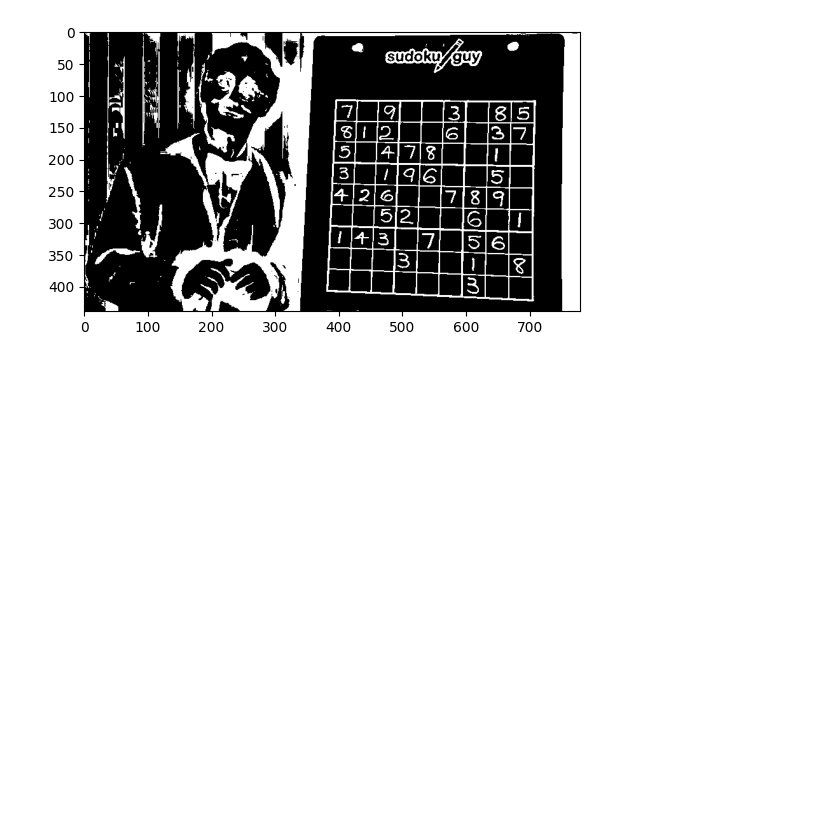
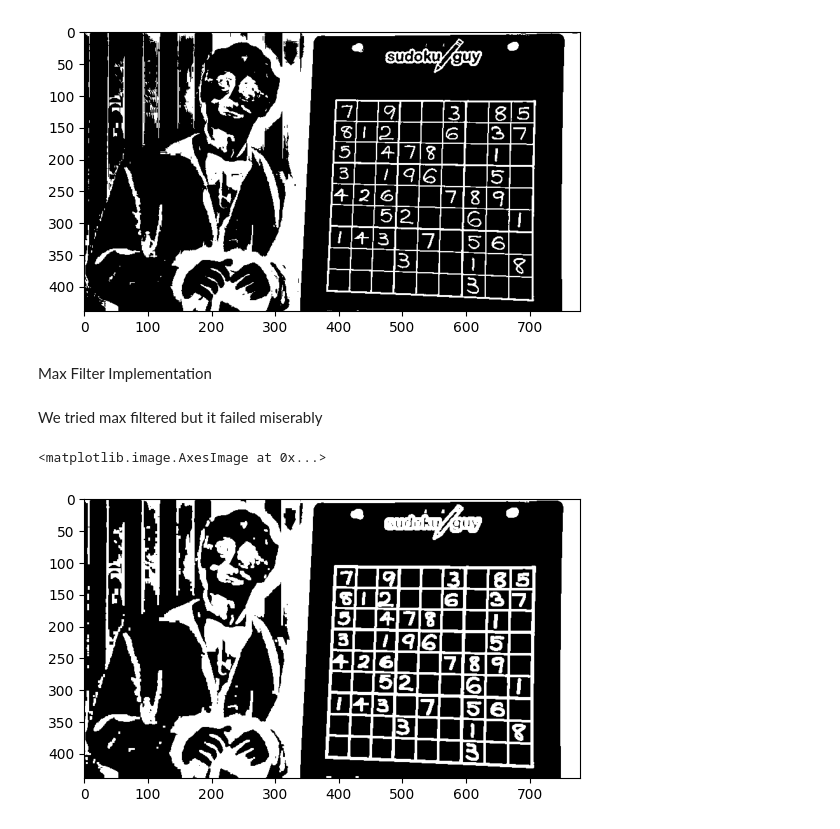
Before and after one commit to H-a-m-za/Sudoko, a Jupyter notebook: Computer_Vision_Project.ipynb, the cells around one changed output. Cells and saved outputs as stored; diff of their text form; code cells hidden in the pictures; blank space fills up the shorter version.

```diff
--- a/Computer_Vision_Project.ipynb
+++ b/Computer_Vision_Project.ipynb
@@ -39,3 +57,22 @@ img_gray_threshed = cv2.adaptiveThreshold(src=img_gray,
 plt.imshow(img_gray_threshed, cmap="gray");
 # %% [output]
 [figure]
+# %% [markdown]
+Max Filter Implementation
+# %%
+def maxFilter(image,kernel):
+  padded = np.pad(image, pad_width=2, mode="constant",constant_values = (0,0))
+  result = np.zeros((padded.shape[0],padded.shape[1]))
+  for i in range(0, padded.shape[0] - kernel + 1):
+      for j in range(0, padded.shape[1] - kernel + 1):
+          window = padded[i:i+kernel, j:j+kernel]
+          result[i, j] = np.max(window)
+  return result[2:padded.shape[0]-2, 2:padded.shape[1]-2]
+# %% [markdown]
+We tried max filtered but it failed miserably
+# %%
+max_filtered = maxFilter(img_gray_threshed,3)
+plt.imshow(max_filtered,cmap = "gray")
+# %% [output]
+<matplotlib.image.AxesImage at 0x...>
+[figure, added]
```
Also changed, not shown: parts of 15 cells of this notebook.
